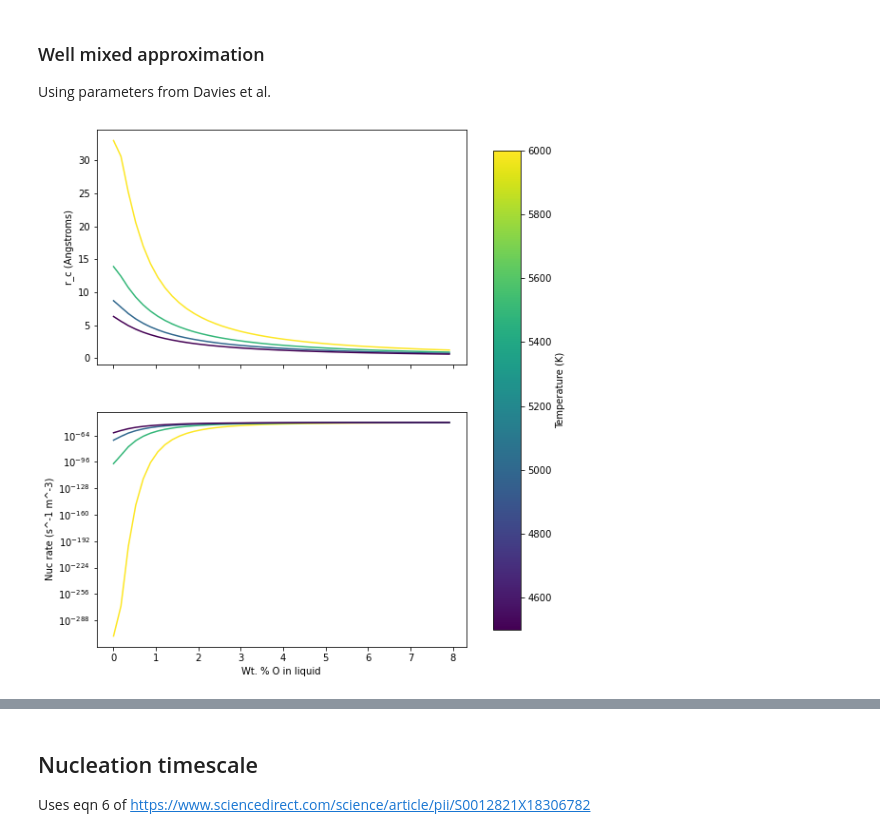
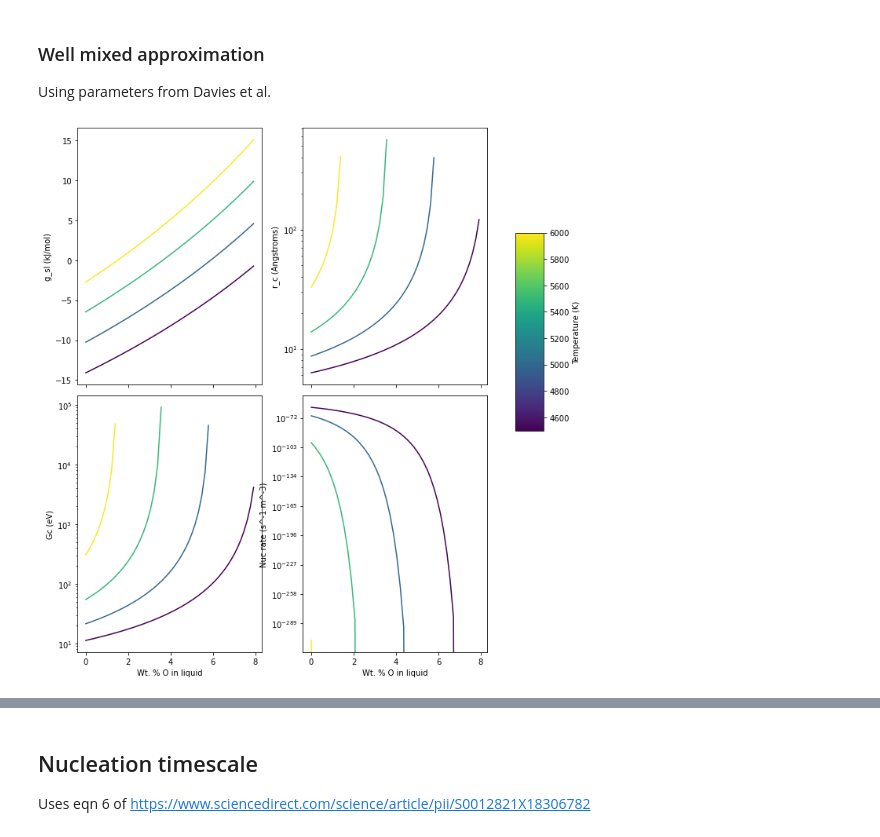
Before and after one commit to andreww/slurry, a Jupyter notebook: nucleation_and_growth.ipynb, the cells around one changed output, grey strips where cells are left out. Saved outputs shown, nothing was run; the diff lists cells and outputs as text; code cells hidden in the pictures.

```diff
--- a/nucleation_and_growth.ipynb
+++ b/nucleation_and_growth.ipynb
@@ -182,41 +189,63 @@ Using parameters from Davies et al.
 # %%
 p = 330 # GPa
 x = np.linspace(1.0, 0.7) # mol frac Fe
 ts = np.array([6000, 5500, 5000, 4500])
 gamma = 1.08 # J/m^2
 i0 = 0.71E-48 # s^-1 m^-3
 
-fig, ax = plt.subplots(nrows=2, sharex=True, figsize=(8,10))
+fig, ax = plt.subplots(nrows=2, ncols=2, sharex=True, figsize=(10,10))
 cmap=matplotlib.cm.ScalarMappable(cmap='viridis')
 cmap.set_clim(vmin=min(ts), vmax=max(ts))
 
 
 for t in ts:
+
+    # g_sl
     _, g_fe, _ = feo_thermodynamics.solid_free_energies(x, p, t)
-    g_lq = feo_thermodynamics.liquid_free_energies(x, p, t)
+    g_lq = feo_thermodynamics.fe_liquid_chemical_potential(x, p, t)
     g_sl = g_fe - g_lq# J/mol
     _, mol_vol_solid, _ = feo_thermodynamics.solid_molar_volume(1.0, p, t)
+
+    ax[0,0].plot(feo_thermodynamics.mass_percent_o(x), g_sl/1000,
+            color=cmap.to_rgba(t))
     g_sl = (g_sl / mol_vol_solid) * 100**3 # J/m^3
 
     # r_c
-    ax[0].plot(feo_thermodynamics.mass_percent_o(x), (-2*gamma / g_sl)/1E-10,
-            color=cmap.to_rgba(t))
-    gc = (16.0 * np.pi * gamma**3) / (3.0 * g_sl**2)
-    ax[1].plot(feo_thermodynamics.mass_percent_o(x),
-               i0 * np.exp(- gc / (t * params.kb)),
+    r_c = -2*gamma / g_sl
+    mask = r_c<=0.0
+    r_c[mask] = np.nan
+    ax[0,1].plot(feo_thermodynamics.mass_percent_o(x), r_c/1E-10,
             color=cmap.to_rgba(t))
 
-ax[1].set_ylabel('Nuc rate (s^-1 m^-3)')
-ax[1].set_yscale('log')
+    # gc
+    gc = (16.0 * np.pi * gamma**3) / (3.0 * g_sl**2) # in J?
+    gc[mask] = np.nan
+    ax[1,0].plot(feo_thermodynamics.mass_percent_o(x),
+               gc*6.242e+18, color=cmap.to_rgba(t))
+
+    ax[1,1].plot(feo_thermodynamics.mass_percent_o(x),
+               i0 * np.exp(-gc / (t * params.kb)),
+            color=cmap.to_rgba(t))
+
+ax[1,0].set_ylabel('Gc (eV)')
+
+ax[1,1].set_ylabel('Nuc rate (s^-1 m^-3)')
+ax[1,0].set_yscale('log')
+ax[0,1].set_yscale('log')
+ax[1,1].set_yscale('log')
+
+ax[1,0].set_xlabel('Wt. % O in liquid')
+ax[1,1].set_xlabel('Wt. % O in liquid')
+ax[0,1].set_ylabel('r_c (Angstroms)')
+ax[0,0].set_ylabel('g_sl (kJ/mol)')
 
 
-ax[1].set_xlabel('Wt. % O in liquid')
-ax[0].set_ylabel('r_c (Angstroms)')
 
+fig.tight_layout()
 fig.subplots_adjust(right=0.8)
-cbar_ax = fig.add_axes([0.85, 0.15, 0.05, 0.7])
+cbar_ax = fig.add_axes([0.85, 0.45, 0.05, 0.35])
 cbar = fig.colorbar(cmap, cax=cbar_ax)
 cbar.set_label('Temperature (K)')
 plt.show()
 # %% [output]
-[figure, old version]
+[figure, new version]
```
Also changed, not shown: parts of 3 cells of this notebook.
